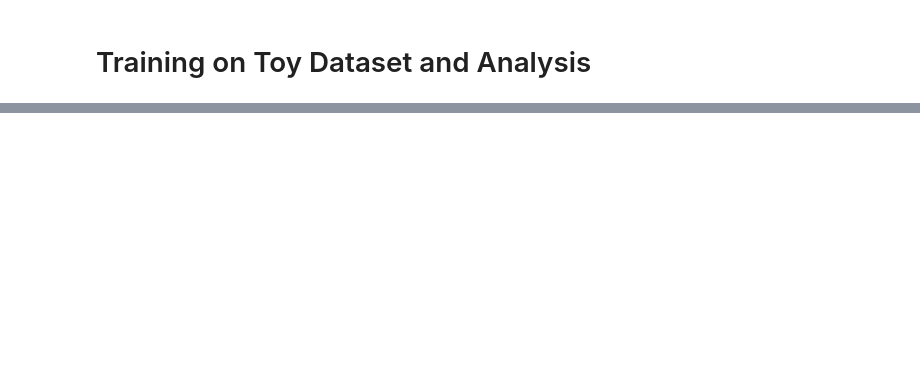
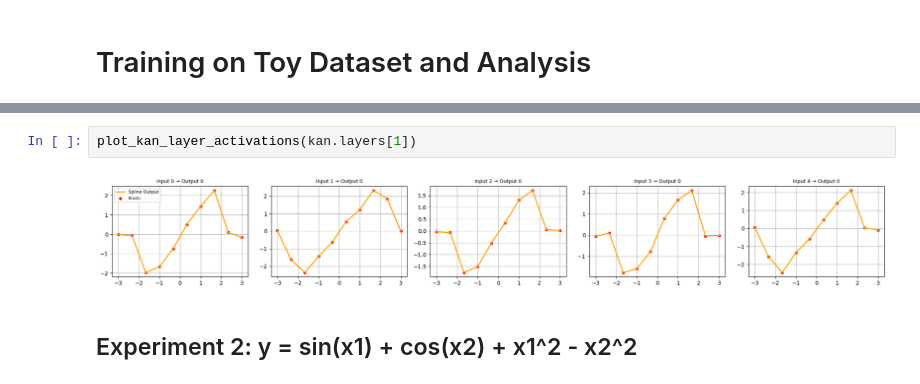
Before and after one commit to ebylmz/gtu-cse, a Jupyter notebook: cse655-deep-learning/hw04/Homework4_254201001054_Yilmaz_Emirkan_Burak.ipynb, the cells around one changed output, grey strips where cells are left out. Saved outputs shown, nothing was run; the diff lists cells and outputs as text; blank space fills up the shorter version.

```diff
--- a/cse655-deep-learning/hw04/Homework4_254201001054_Yilmaz_Emirkan_Burak.ipynb
+++ b/cse655-deep-learning/hw04/Homework4_254201001054_Yilmaz_Emirkan_Burak.ipynb
@@ -288,0 +276,6 @@ plot_kan_layer_activations(kan.layer1)
+# %%
+plot_kan_layer_activations(kan.layers[1])
+# %% [output]
+[figure, added]
+# %% [markdown]
+## Experiment 2: y = sin(x1) + cos(x2) + x1^2 - x2^2
```
Also changed, not shown: parts of 14 cells of this notebook.
